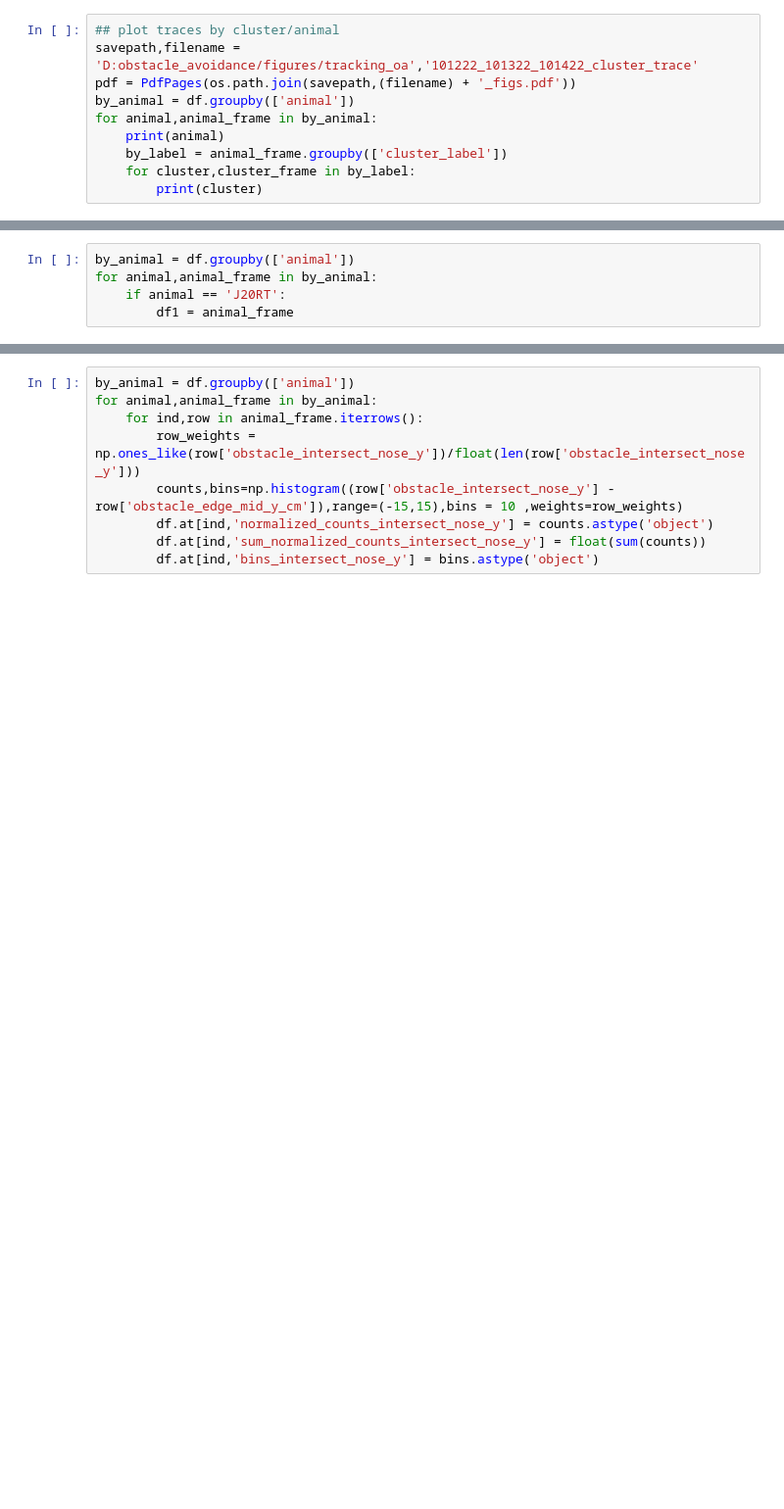
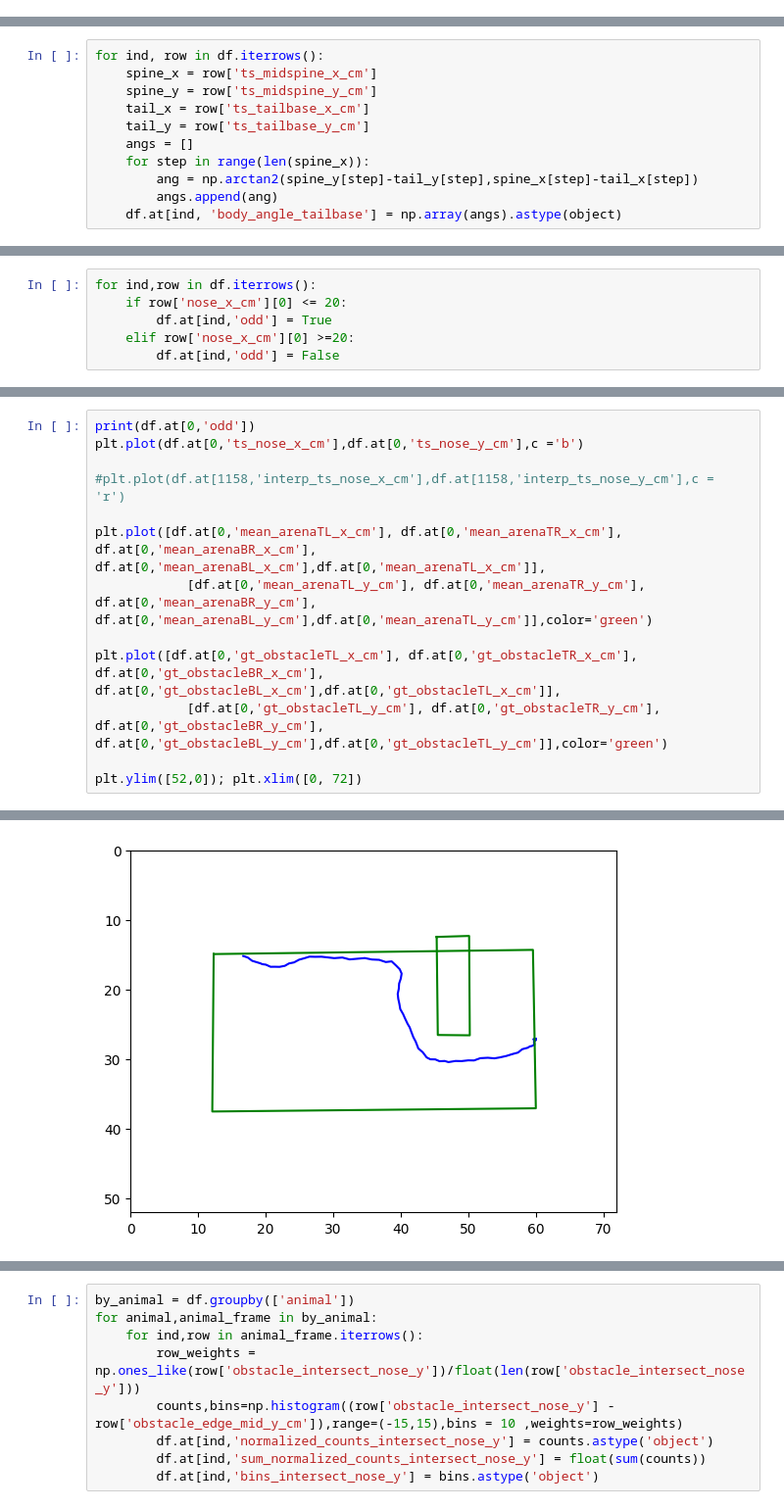
Before and after one commit to msidikpr/obstacle_avoidance, a Jupyter notebook: 101222_101322_101422/group_analysis.ipynb, the cells around one changed output, grey strips where cells are left out. Shown at 98% size. Drawn from its saved outputs; the diff is of its cells as text; blank space fills up the shorter version.

```diff
--- a/101222_101322_101422/group_analysis.ipynb
+++ b/101222_101322_101422/group_analysis.ipynb
@@ -43,10 +36,0 @@ df = session.df
-# %%
-## plot traces by cluster/animal
-savepath,filename = 'D:obstacle_avoidance/figures/tracking_oa','101222_101322_101422_cluster_trace'
-pdf = PdfPages(os.path.join(savepath,(filename) + '_figs.pdf'))
-by_animal = df.groupby(['animal'])
-for animal,animal_frame in by_animal:
-    print(animal)
-    by_label = animal_frame.groupby(['cluster_label'])
-    for cluster,cluster_frame in by_label:
-        print(cluster)
@@ -199,5 +36,0 @@ pdf.close()
-# %%
-by_animal = df.groupby(['animal'])
-for animal,animal_frame in by_animal:
-    if animal == 'J20RT':
-        df1 = animal_frame
@@ -203,0 +45,11 @@ for animal,animal_frame in by_animal:
+# %%
+for ind, row in df.iterrows():
+    spine_x = row['ts_midspine_x_cm']
+    spine_y = row['ts_midspine_y_cm']
+    tail_x = row['ts_tailbase_x_cm']
+    tail_y = row['ts_tailbase_y_cm']
+    angs = []
+    for step in range(len(spine_x)):
+        ang = np.arctan2(spine_y[step]-tail_y[step],spine_x[step]-tail_x[step])
+        angs.append(ang)
+    df.at[ind, 'body_angle_tailbase'] = np.array(angs).astype(object)
@@ -203,0 +127,6 @@ for animal,animal_frame in by_animal:
+# %%
+for ind,row in df.iterrows():
+    if row['nose_x_cm'][0] <= 20:
+        df.at[ind,'odd'] = True
+    elif row['nose_x_cm'][0] >=20:
+        df.at[ind,'odd'] = False
@@ -203,0 +223,14 @@ for animal,animal_frame in by_animal:
+# %%
+print(df.at[0,'odd'])
+plt.plot(df.at[0,'ts_nose_x_cm'],df.at[0,'ts_nose_y_cm'],c ='b')
+
+#plt.plot(df.at[1158,'interp_ts_nose_x_cm'],df.at[1158,'interp_ts_nose_y_cm'],c = 'r')
+
+plt.plot([df.at[0,'mean_arenaTL_x_cm'], df.at[0,'mean_arenaTR_x_cm'], df.at[0,'mean_arenaBR_x_cm'], df.at[0,'mean_arenaBL_x_cm'],df.at[0,'mean_arenaTL_x_cm']],
+            [df.at[0,'mean_arenaTL_y_cm'], df.at[0,'mean_arenaTR_y_cm'], df.at[0,'mean_arenaBR_y_cm'], df.at[0,'mean_arenaBL_y_cm'],df.at[0,'mean_arenaTL_y_cm']],color='green')
+
+plt.plot([df.at[0,'gt_obstacleTL_x_cm'], df.at[0,'gt_obstacleTR_x_cm'], df.at[0,'gt_obstacleBR_x_cm'], df.at[0,'gt_obstacleBL_x_cm'],df.at[0,'gt_obstacleTL_x_cm']],
+            [df.at[0,'gt_obstacleTL_y_cm'], df.at[0,'gt_obstacleTR_y_cm'], df.at[0,'gt_obstacleBR_y_cm'], df.at[0,'gt_obstacleBL_y_cm'],df.at[0,'gt_obstacleTL_y_cm']],color='green')
+
+plt.ylim([52,0]); plt.xlim([0, 72])
+# %% [output]
@@ -203,0 +239 @@ for animal,animal_frame in by_animal:
+[figure, added]
```
Also changed, not shown: parts of 105 cells of this notebook, 4 other files.
